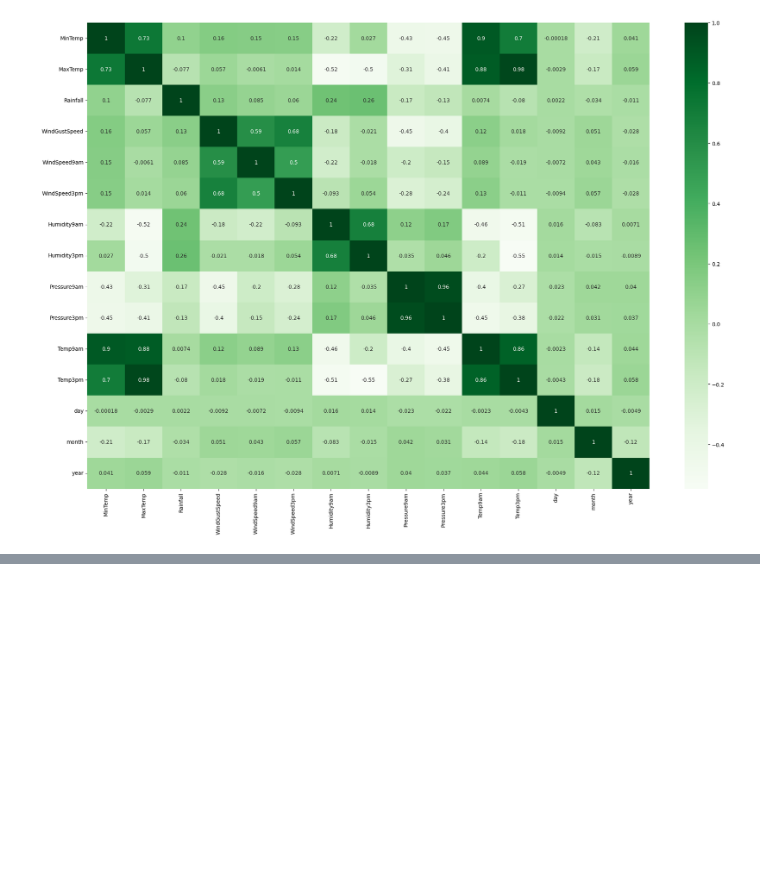
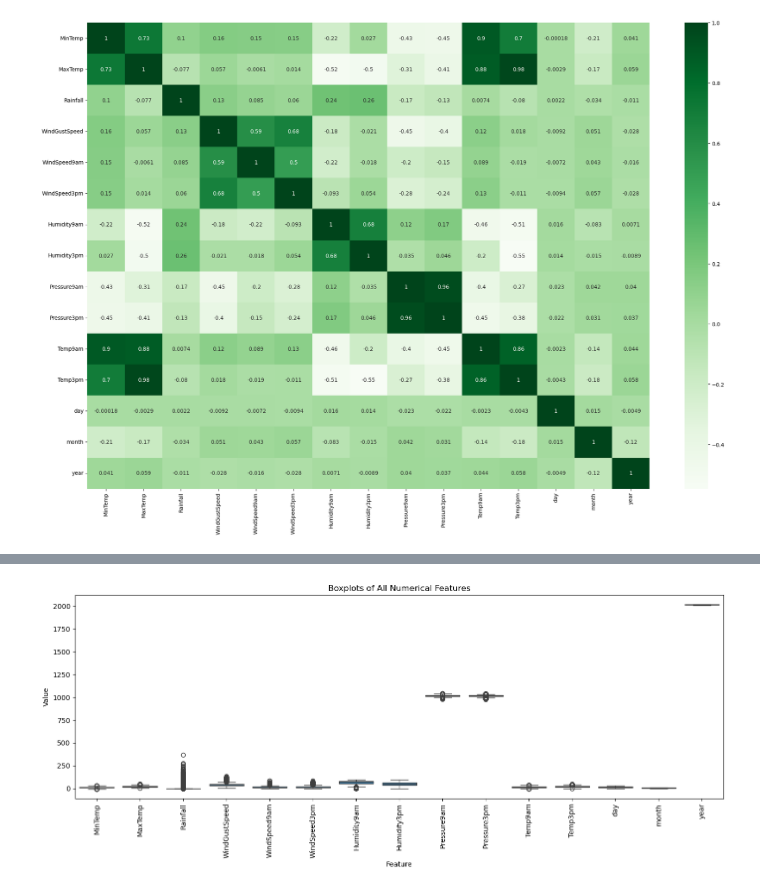
Before and after one commit to muhakazm/dev-ds, a Jupyter notebook: prj-data-rain-prediction/Australia.ipynb, the cells around one changed output, grey strips where cells are left out. Drawn from its saved outputs; the diff is of its cells as text; code cells hidden in the pictures; blank space fills up the shorter version.

```diff
--- a/prj-data-rain-prediction/Australia.ipynb
+++ b/prj-data-rain-prediction/Australia.ipynb
@@ -186,0 +208,11 @@ plt.show()
+# %%
+melted_data_df = data_df.select_dtypes(include='number').melt(var_name='Feature', value_name='Value')
+
+plt.figure(figsize=(14, 6))
+sns.boxplot(x='Feature', y='Value', data=melted_data_df)
+plt.xticks(rotation=90)
+plt.title("Boxplots of All Numerical Features")
+plt.tight_layout()
+plt.show()
+# %% [output]
+[figure, added]
```
Also changed, not shown: parts of 5 cells of this notebook.
